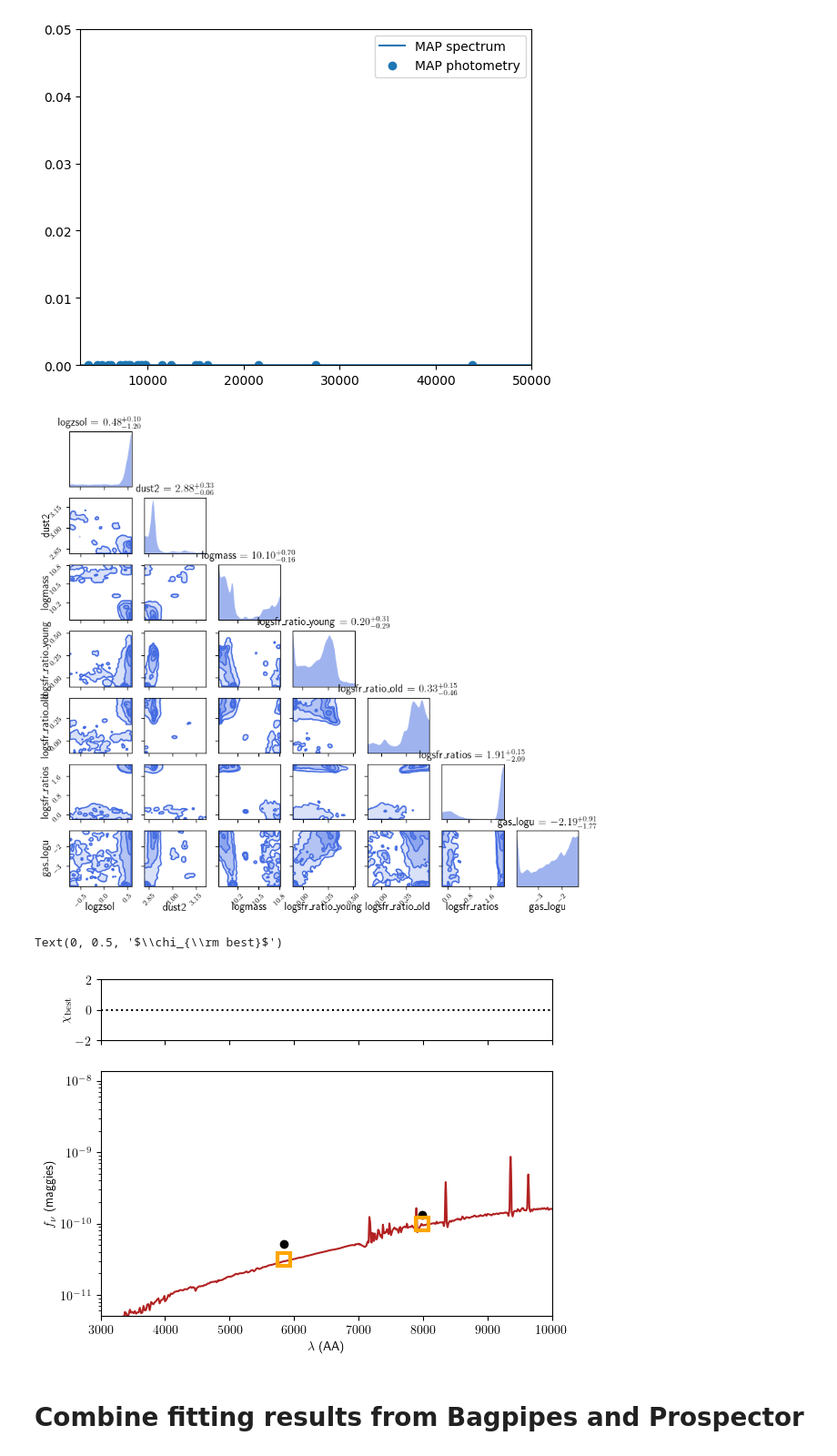
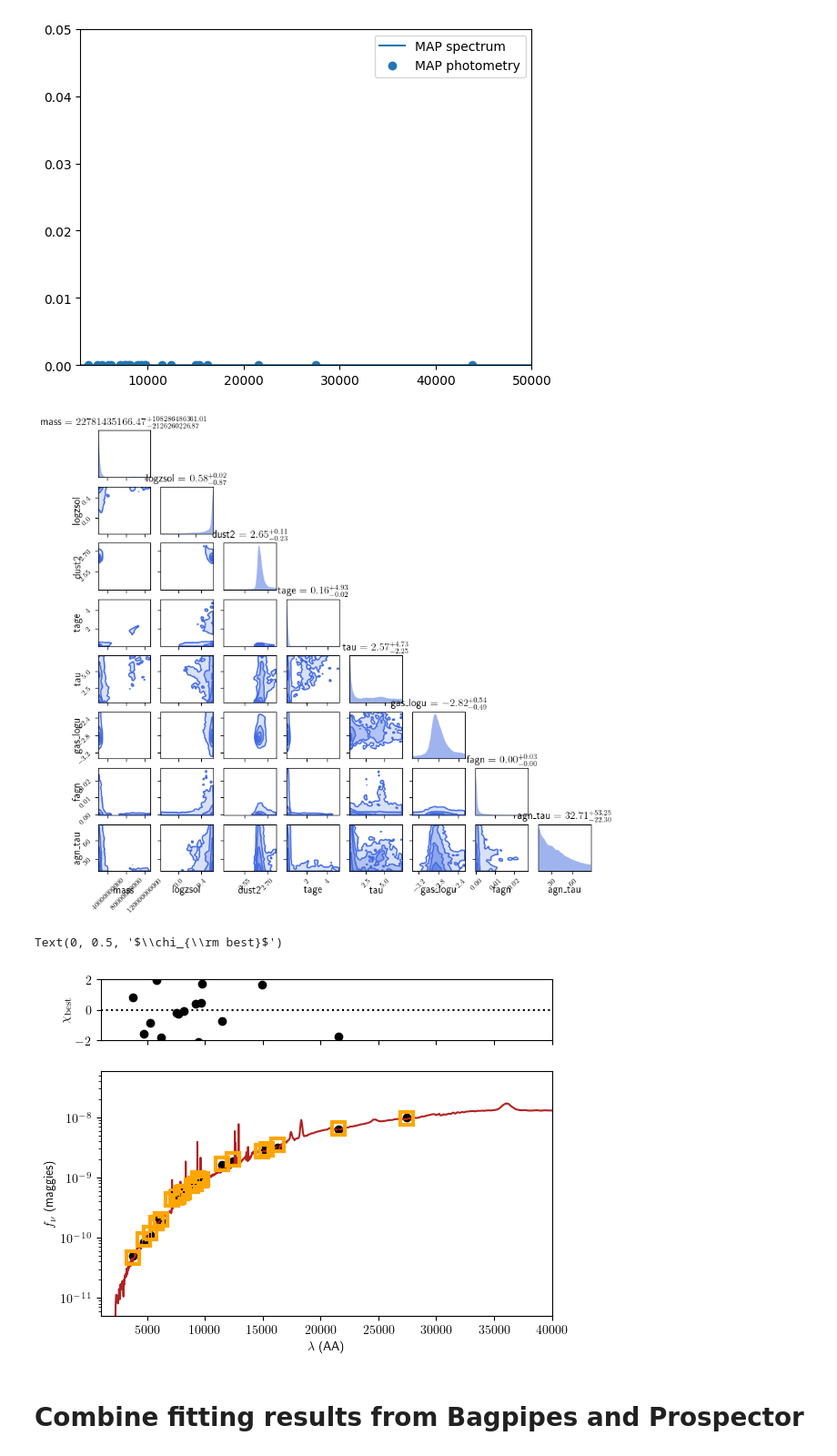
Before and after one commit to SunnySco/giant-nebula, a Jupyter notebook: OII_emitter/SED_fitting/code/SED_fitting_Prospector.ipynb, the cells around one changed output. Shown at 91% size. Cells and saved outputs as stored; diff of their text form; code cells hidden in the pictures.

```diff
--- a/OII_emitter/SED_fitting/code/SED_fitting_Prospector.ipynb
+++ b/OII_emitter/SED_fitting/code/SED_fitting_Prospector.ipynb
@@ -142,7 +141,7 @@ writer.write_hdf5(hfile, {}, model, obs,
 # Make plots
 # %%
 from prospect.io import read_results as reader
-hfile = '/home/lupengjun/OII_emitter/SED_fitting/output/prospect_results/space_homo_upright_continuity.h5'
+hfile = '/home/lupengjun/OII_emitter/SED_fitting/output/prospect_results/homo_ellipse_v1_dered_delayed_agn.h5'
 out, out_obs, out_model = reader.results_from(hfile)
 # %% [output]
 :::::::
@@ -184,0 +273,4 @@ out['run_params']
+# %%
+import numpy as np
+with open('params_set.txt', 'w+') as f:
+    f.write(out['paramfile_text'])
@@ -324,36 +426,36 @@ from prospect.plotting.utils import best_sample
 pbest = best_sample(out)
 corner.scatter(pbest[:, None], axes, color="firebrick", marker="o")
 # %% [output]
-[figure, old version]
+[figure, new version]
 # %%
 import matplotlib.pyplot as pl
 import numpy as np
 sfig, saxes = pl.subplots(2, 1, gridspec_kw=dict(height_ratios=[1, 4]), sharex=True)
 ax = saxes[1]
 pwave = np.array([f.wave_effective for f in out_obs["filters"]])
 # plot the data
 ax.plot(pwave, out_obs["maggies"], linestyle="", marker="o", color="k")
 ax.errorbar(pwave,  out_obs["maggies"], out_obs["maggies_unc"], linestyle="", color="k", zorder=10)
 ax.set_ylabel(r"$f_\nu$ (maggies)")
 ax.set_xlabel(r"$\lambda$ (AA)")
-ax.set_xlim(3e3, 1e4)
+ax.set_xlim(1e3, 4e4)
 ax.set_ylim(out_obs["maggies"].min() * 0.1, out_obs["maggies"].max() * 5)
 ax.set_yscale("log")
 
 # get the best-fit SED
 bsed = out["bestfit"]
 ax.plot(bsed["restframe_wavelengths"] * (1+out_obs["redshift"]), bsed["spectrum"], color="firebrick", label="MAP sample")
 ax.plot(pwave, bsed["photometry"], linestyle="", marker="s", markersize=10, mec="orange", mew=3, mfc="none")
 
 ax = saxes[0]
 chi = (out_obs["maggies"] - bsed["photometry"]) / out_obs["maggies_unc"]
 ax.plot(pwave, chi, linestyle="", marker="o", color="k")
 ax.axhline(0, color="k", linestyle=":")
 ax.set_ylim(-2, 2)
 ax.set_ylabel(r"$\chi_{\rm best}$")
 # %% [output]
 Text(0, 0.5, '$\\chi_{\\rm best}$')
-[figure, old version]
+[figure, new version]
 # %% [markdown]
 # Combine fitting results from Bagpipes and Prospector
 # %% [markdown]
```
Also changed, not shown: parts of 43 cells of this notebook, 8 other files.
